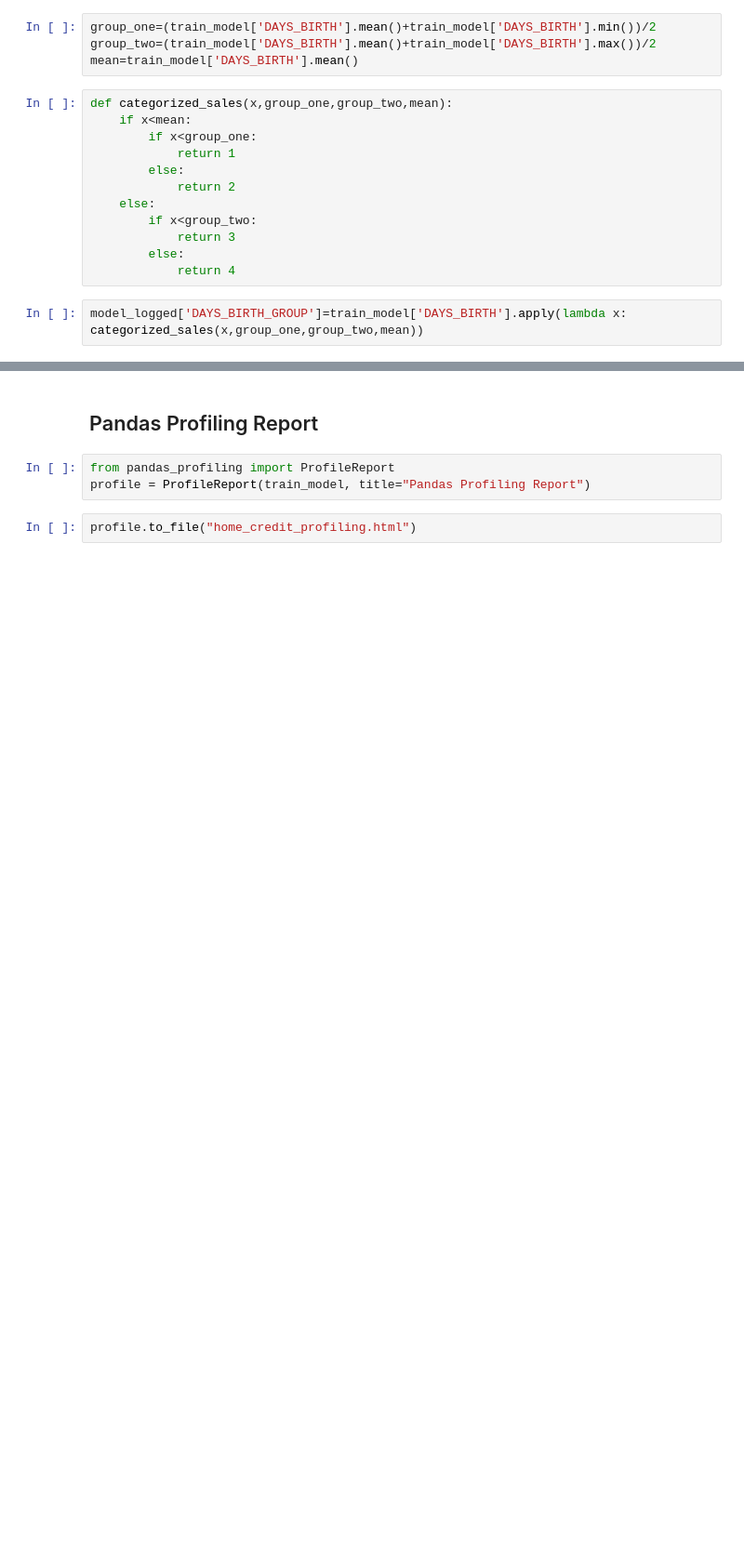
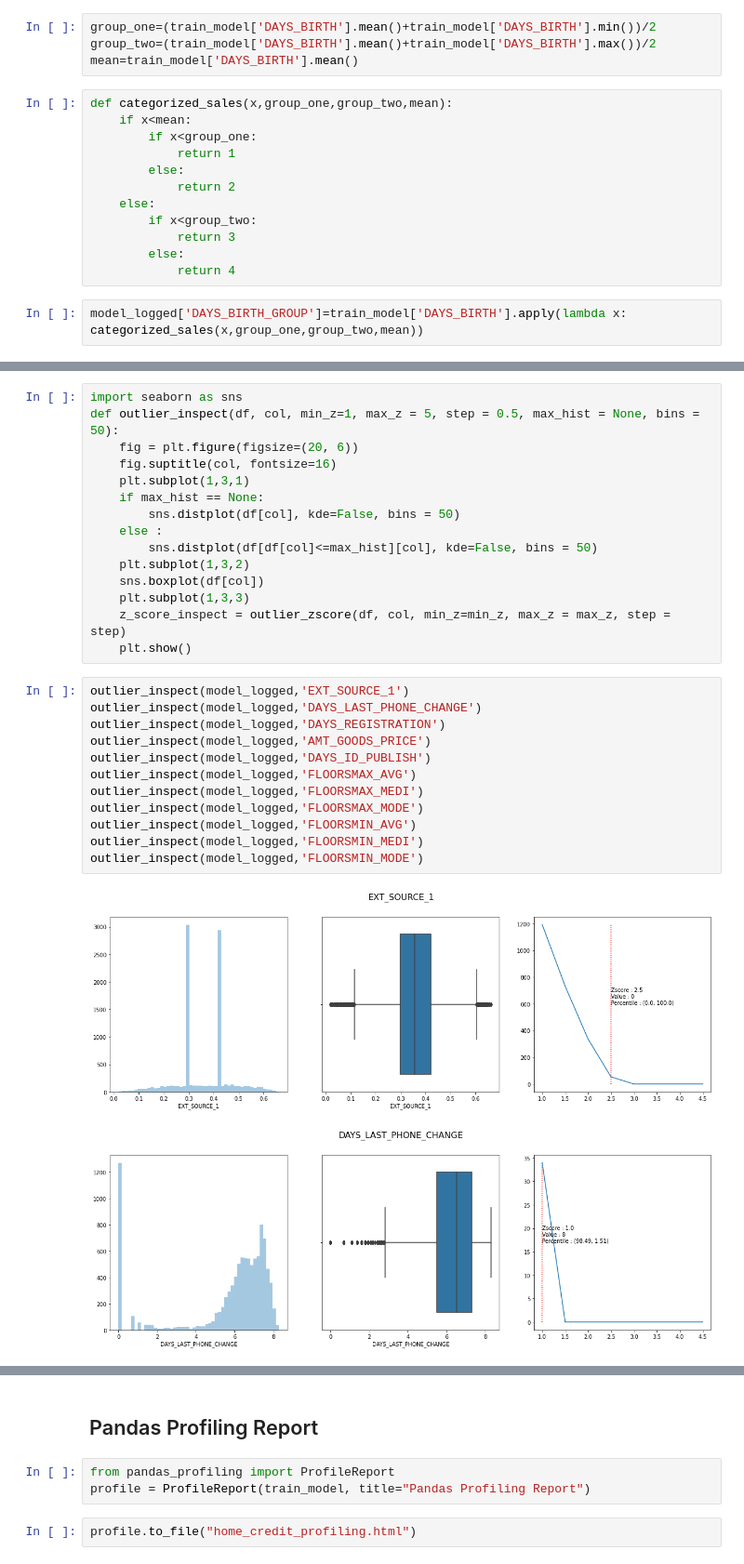
Before and after one commit to selingumusdag/home_credit_default_risk, a Jupyter notebook: home_credit_eda.ipynb, the cells around one changed output, grey strips where cells are left out. Shown: that part at 93% size. Drawn from its saved outputs; the diff is of its cells as text; blank space fills up the shorter version.

```diff
--- a/home_credit_eda.ipynb
+++ b/home_credit_eda.ipynb
@@ -501,0 +424,30 @@ strong multicollinearity or other numerical problems.
+# %%
+import seaborn as sns
+def outlier_inspect(df, col, min_z=1, max_z = 5, step = 0.5, max_hist = None, bins = 50):
+    fig = plt.figure(figsize=(20, 6))
+    fig.suptitle(col, fontsize=16)
+    plt.subplot(1,3,1)
+    if max_hist == None:
+        sns.distplot(df[col], kde=False, bins = 50)
+    else :
+        sns.distplot(df[df[col]<=max_hist][col], kde=False, bins = 50)
+    plt.subplot(1,3,2)
+    sns.boxplot(df[col])
+    plt.subplot(1,3,3)
+    z_score_inspect = outlier_zscore(df, col, min_z=min_z, max_z = max_z, step = step)
+    plt.show()
+# %%
+outlier_inspect(model_logged,'EXT_SOURCE_1')
+outlier_inspect(model_logged,'DAYS_LAST_PHONE_CHANGE')
+outlier_inspect(model_logged,'DAYS_REGISTRATION')
+outlier_inspect(model_logged,'AMT_GOODS_PRICE')
+outlier_inspect(model_logged,'DAYS_ID_PUBLISH')
+outlier_inspect(model_logged,'FLOORSMAX_AVG')
+outlier_inspect(model_logged,'FLOORSMAX_MEDI')
+outlier_inspect(model_logged,'FLOORSMAX_MODE')
+outlier_inspect(model_logged,'FLOORSMIN_AVG')
+outlier_inspect(model_logged,'FLOORSMIN_MEDI')
+outlier_inspect(model_logged,'FLOORSMIN_MODE')
+# %% [output]
+[figure, added]
+[figure, added]
```
Also changed, not shown: parts of 24 cells of this notebook.
